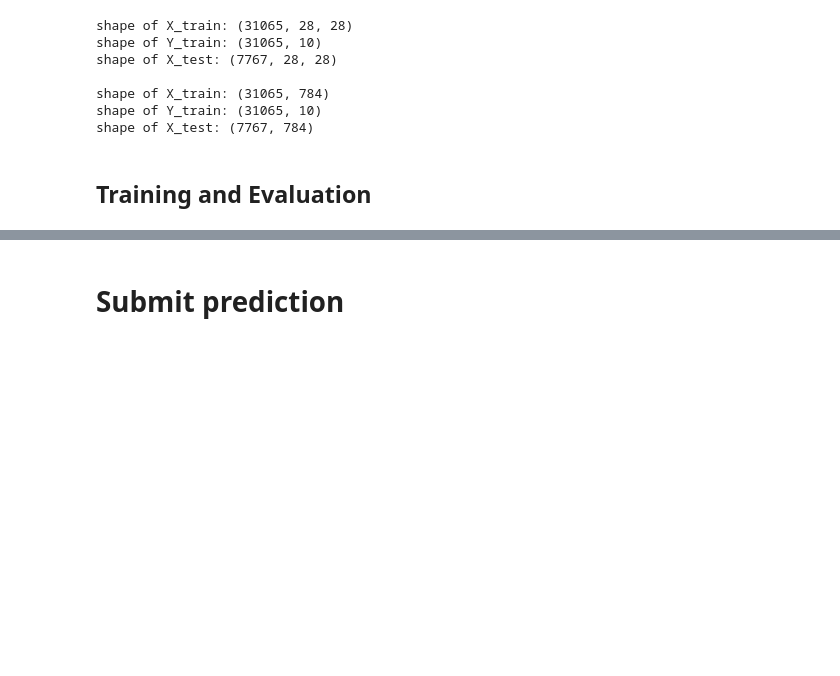
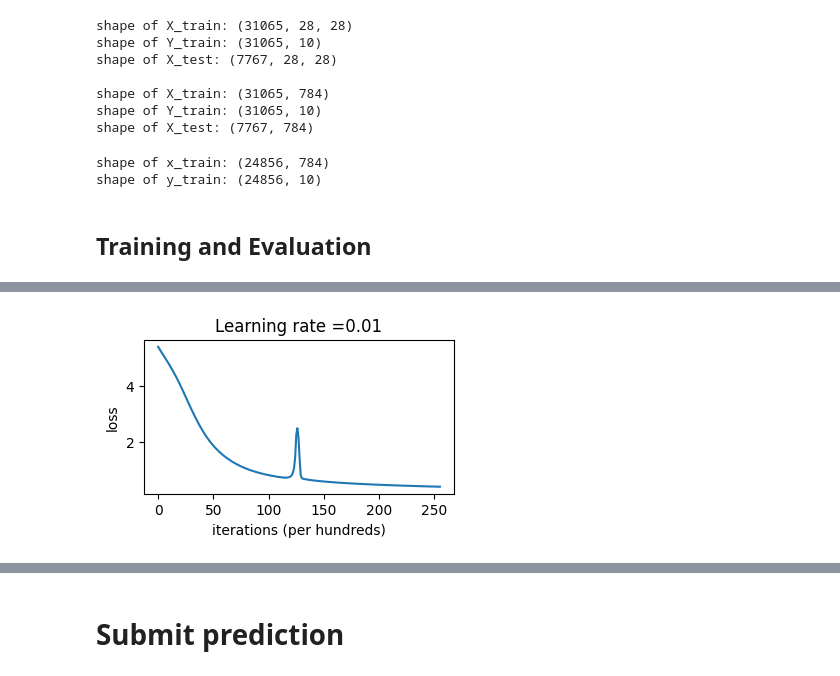
Before and after one commit to nevikw39/ML, a Jupyter notebook: HW3/HW3.ipynb, the cells around one changed output, grey strips where cells are left out. Cells and saved outputs as stored; diff of their text form; code cells hidden in the pictures; blank space fills up the shorter version.

```diff
--- a/HW3/HW3.ipynb
+++ b/HW3/HW3.ipynb
@@ -1699,7 +1712,7 @@ y_train = np.empty((0, 10))
 x_val = np.empty((0, 784))
 y_val = np.empty((0, 10))
 for i in np.eye(10).astype(int):
-    indices, _ = np.where(Y_train == i)
+    indices, *_ = np.where((Y_train == i).all(axis=1))
     np.random.shuffle(indices)
     x_train = np.concatenate((x_train, X_train[indices[len(indices) // 5:]]))
     y_train = np.concatenate((y_train, Y_train[indices[len(indices) // 5:]]))
@@ -1709,6 +1722,9 @@ for i in np.eye(10).astype(int):
 print("shape of x_train: " + str(x_train.shape))
 print("shape of y_train: " + str(y_train.shape))
 ### END CODE HERE ###
+# %% [output]
+shape of x_train: (24856, 784)
+shape of y_train: (24856, 10)
 # %% [markdown]
 ## Training and Evaluation
 # %%
@@ -1731,70 +1747,72 @@ def random_mini_batches(X, Y, mini_batch_size = 64):
     mini_batches = []
 
     # Step 1: Shuffle (X, Y)
-    permutation = list(np.random.permutation(m))
-    shuffled_X = None
-    shuffled_Y = None
+    permutation = np.random.permutation(m)
+    shuffled_X = X[permutation]
+    shuffled_Y = Y[permutation]
 
     # Step 2 - Partition (shuffled_X, shuffled_Y).
     # Cases with a complete mini batch size only i.e each of 64 examples.
     num_complete_minibatches = math.floor(m / mini_batch_size) # number of mini batches of size mini_batch_size in your partitionning
-    for k in range(0, num_complete_minibatches):
+    for k in range(num_complete_minibatches):
         # (approx. 2 lines)
-        mini_batch_X = None
-        mini_batch_Y = None
+        mini_batch_X = shuffled_X[k * mini_batch_size : (k + 1) * mini_batch_size]
+        mini_batch_Y = shuffled_Y[k * mini_batch_size : (k + 1) * mini_batch_size]
         mini_batch = (mini_batch_X, mini_batch_Y)
         mini_batches.append(mini_batch)
 
     # For handling the end case (last mini-batch < mini_batch_size i.e less than 64)
     if m % mini_batch_size != 0:
         #(approx. 2 lines)
-        mini_batch_X = None
-        mini_batch_Y = None
+        mini_batch_X = shuffled_X[-(m % mini_batch_size):]
+        mini_batch_Y = shuffled_Y[-(m % mini_batch_size):]
         mini_batch = (mini_batch_X, mini_batch_Y)
         mini_batches.append(mini_batch)
 
     return mini_batches
 
 
-layers_dims = None
-activation_fn = None
-learning_rate = None
-num_iterations = None
+layers_dims = [784, 1000, 2000, 500, 100, 50, 10]
+activation_fn = ["relu", "relu", "relu", "relu", "relu", "softmax"]
+learning_rate = 1e-2
+num_iterations = 256
 batch_size = None
 classes = 10
 losses = []                         # keep track of loss
 print_loss = True
-print_freq = 100
-loss_function = None
-gamma = None
-alpha = None
+print_freq = 16
+loss_function = "focal_loss"
+gamma = 2 * math.log(math.pi)
+alpha = np.array([math.sqrt(len(Y_train) / len(np.where((Y_train == i).all(axis=1))[0])) for i in np.eye(10).astype(int)])
 model = Model(layers_dims, activation_fn, loss_function, alpha=alpha, gamma=gamma)
 
 # Loop (gradient descent)
-for i in range(0, num_iterations):
-    mini_batches = random_mini_batches(x_train, y_train, batch_size)
+for i in range(num_iterations):
+    # mini_batches = random_mini_batches(x_train, y_train, batch_size)
     loss = 0
-    for batch in mini_batches:
-        x_batch, y_batch = batch
+    # for batch in mini_batches:
+    #     x_batch, y_batch = batch
 
-        # forward
-        AL = None
+    # forward
+    AL = model.forward(x_train)
 
-        # compute loss
-        if loss_function == 'cross_entropy':
-            loss += None
-        elif loss_function == 'focal_loss':
-            loss += None
+    # compute loss
+    if loss_function == 'cross_entropy':
+        loss += None
+    elif loss_function == 'focal_loss':
+        loss += compute_focal_loss(AL, y_train, alpha, gamma)
 
-        # backward
-        dA_prev = None
-        # update
-        None
+    # backward
+    dA_prev = model.backward(AL, y_train)
+    # update
+    model.update(learning_rate)
 
-    loss /= len(mini_batches)
+    # loss /= len(mini_batches)
     losses.append(loss)
     if print_loss and i % print_freq == 0:
         print ("Loss after iteration %i: %f" %(i, loss))
+        predict(x_val, y_val, model)
+        print()
 
 
 # plot the loss
@@ -1805,3 +1823,4 @@ plt.xlabel('iterations (per hundreds)')
 plt.title("Learning rate =" + str(learning_rate))
 plt.show()
 ### END CODE HERE ###
+# %% [output]
@@ -1808,2 +1844,3 @@ plt.show()
+[figure, added]
 # %%
 pred_train = predict(x_train, y_train, model)
```
Also changed, not shown: parts of 8 cells of this notebook, 1 other file.
